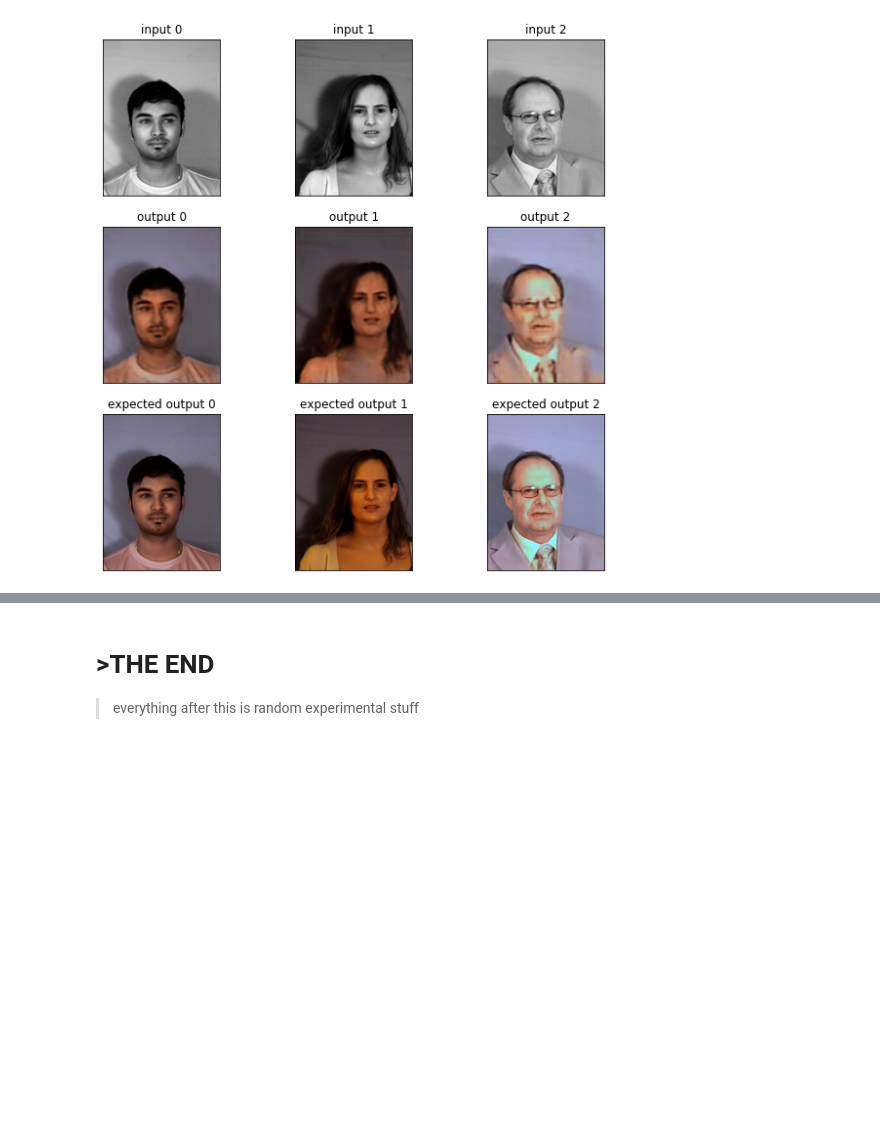
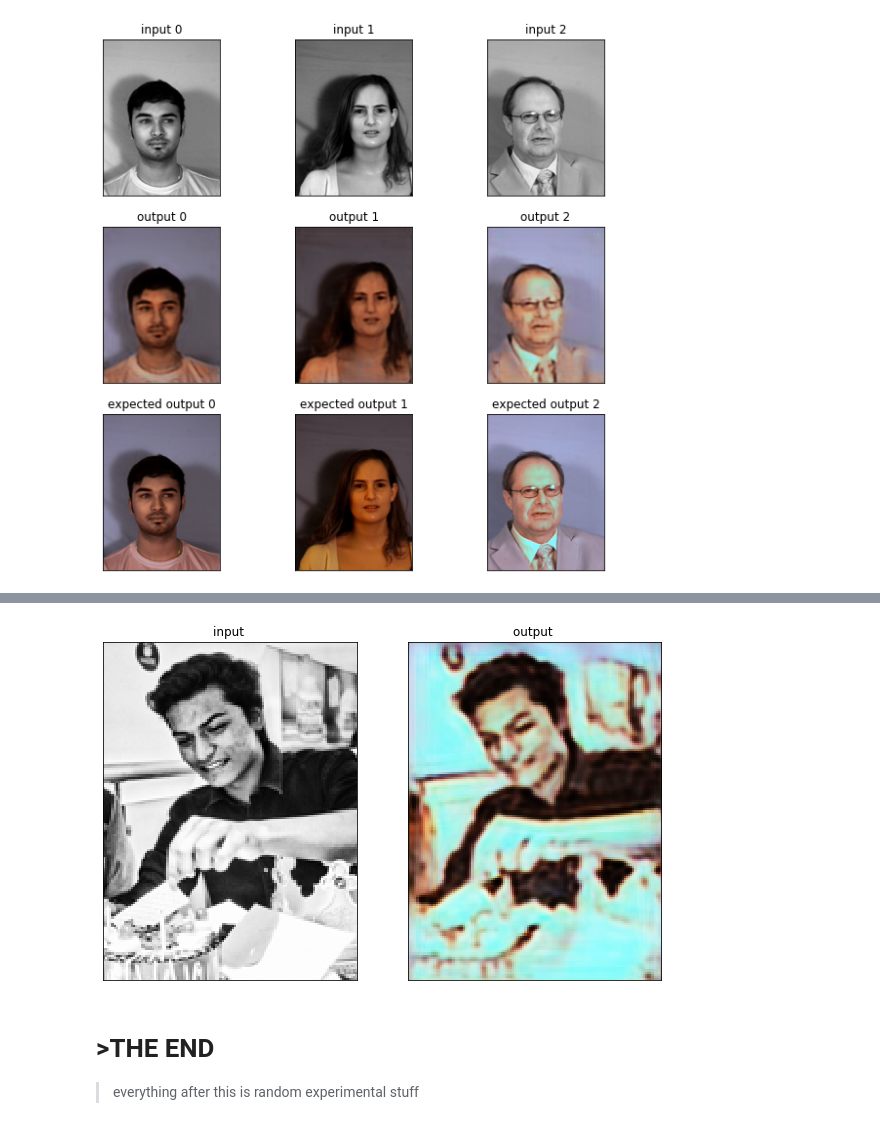
Before and after one commit to akashraj9828/ML, a Jupyter notebook: colorizing_faces_with_ML.ipynb, the cells around one changed output, grey strips where cells are left out. Cells and saved outputs as stored; diff of their text form; code cells hidden in the pictures; blank space fills up the shorter version.

```diff
--- a/colorizing_faces_with_ML.ipynb
+++ b/colorizing_faces_with_ML.ipynb
@@ -444,0 +442,7 @@ autoencoder.load_weights(model_path)
+# %%
+from keras.models import model_from_json
+import json
+model_json=json.load(open(path+'/model.json'))
+# json.dumps(model_json)
+autoencoder=model_from_json(json.dumps(model_json))
+autoencoder.load_weights(model_path)
@@ -487,3 +505,26 @@ def predict_():
+# %%
+fig_size=(10,10)
+inp=[img]
+inp = np.asarray(inp, dtype=np.float32)
+pre=autoencoder.predict(inp)
+
+fig = plt.figure(figsize=fig_size)
+a1 = fig.add_subplot(1,2,1)
+p=a1.imshow(np.reshape(img,(160,120,)),cmap='gray')
+a1.get_xaxis().set_visible(False)
+a1.get_yaxis().set_visible(False)
+plt.title("input ")
+
+a1 = fig.add_subplot(1,2 ,2)
+p=a1.imshow(pre[0])
+a1.get_xaxis().set_visible(False)
+a1.get_yaxis().set_visible(False)
+plt.title("output ")
+
+plt.show()
+plt.close()
+# %% [output]
+[figure, added]
 # %% [markdown]
 # >**THE END**
 > everything after this is random experimental stuff
```
Also changed, not shown: parts of 12 cells of this notebook.
